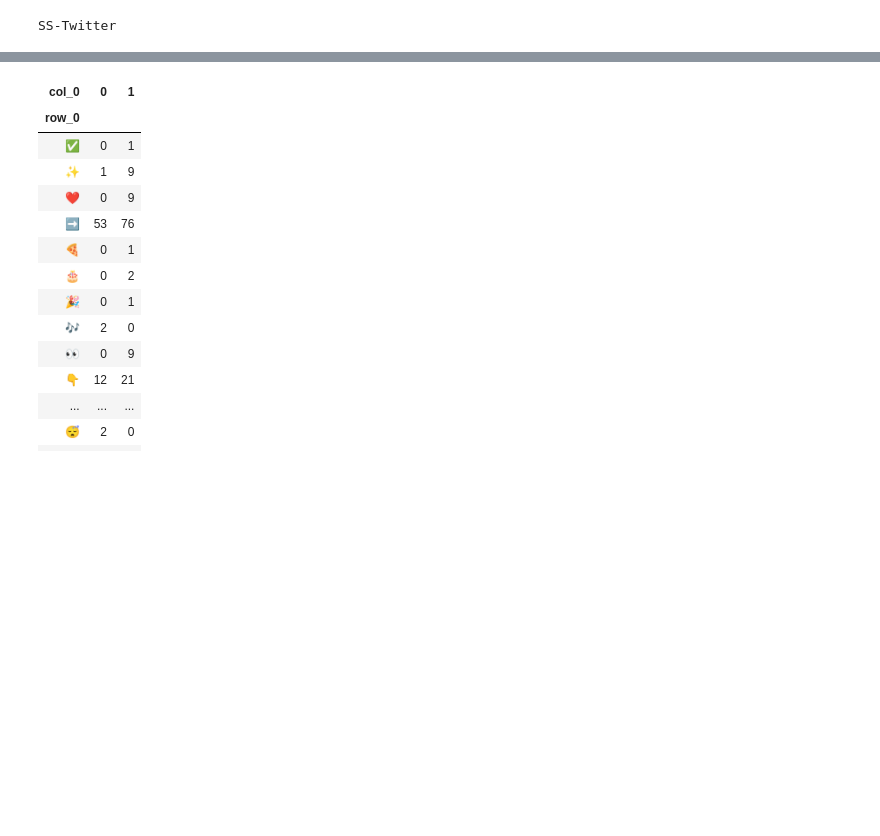
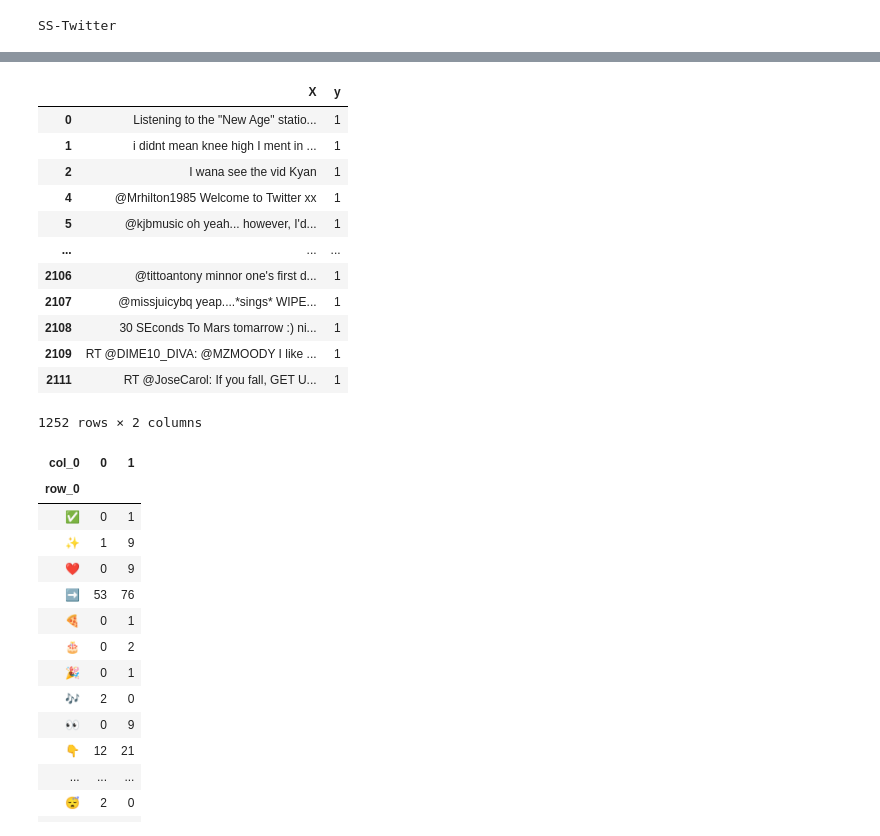
Before and after one commit to karabellyj/emoji-gpt2, a Jupyter notebook: notebooks/SS-Twitter-experiments.ipynb, the cells around one changed output, grey strips where cells are left out. Drawn from its saved outputs; the diff is of its cells as text; code cells hidden in the pictures; blank space fills up the shorter version.

```diff
--- a/notebooks/SS-Twitter-experiments.ipynb
+++ b/notebooks/SS-Twitter-experiments.ipynb
@@ -83,3 +115,19 @@ SS-Twitter
+# %%
+df.loc[df.y == 1]
+# %% [output]
+|  | X | y |
+| 0 | Listening to the "New Age" statio... | 1 |
+| 1 | i didnt mean knee high I ment in ... | 1 |
+| 2 | I wana see the vid Kyan | 1 |
+| 4 | @Mrhilton1985 Welcome to Twitter xx | 1 |
+| 5 | @kjbmusic oh yeah... however, I'd... | 1 |
+| ... | ... | ... |
+| 2106 | @tittoantony minnor one's first d... | 1 |
+| 2107 | @missjuicybq yeap....*sings* WIPE... | 1 |
+| 2108 | 30 SEconds To Mars tomarrow :) ni... | 1 |
+| 2109 | RT @DIME10_DIVA: @MZMOODY I like ... | 1 |
+| 2111 | RT @JoseCarol: If you fall, GET U... | 1 |
+1252 rows × 2 columns
 # %%
 Xt = tokenize(X, tokenizer)
 # %%
```
Also changed, not shown: parts of 4 cells of this notebook, 3 other files.
